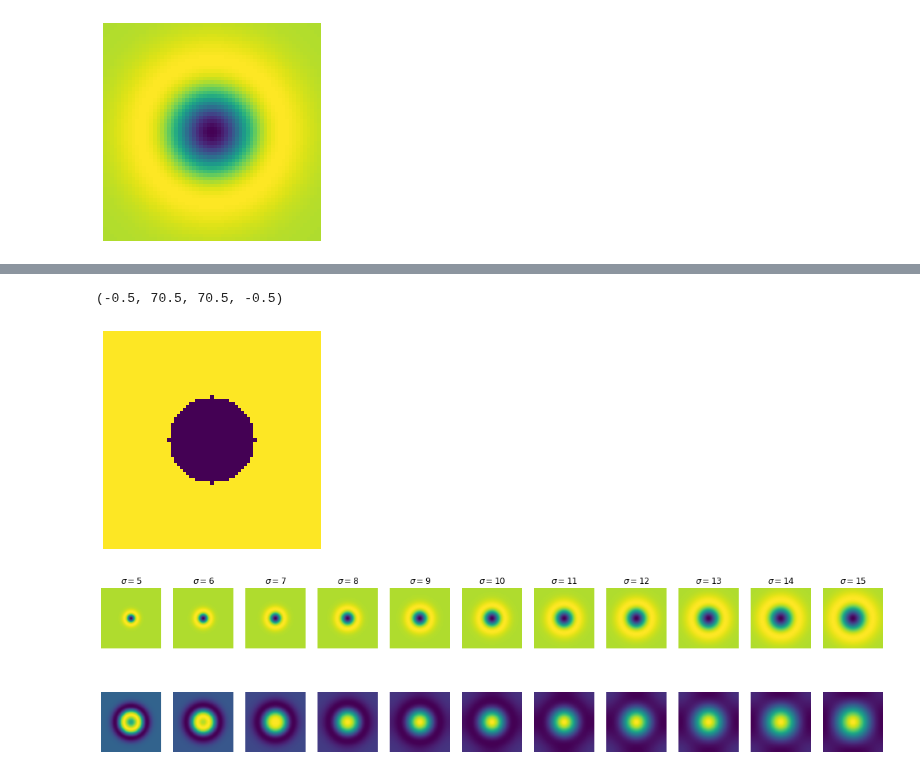
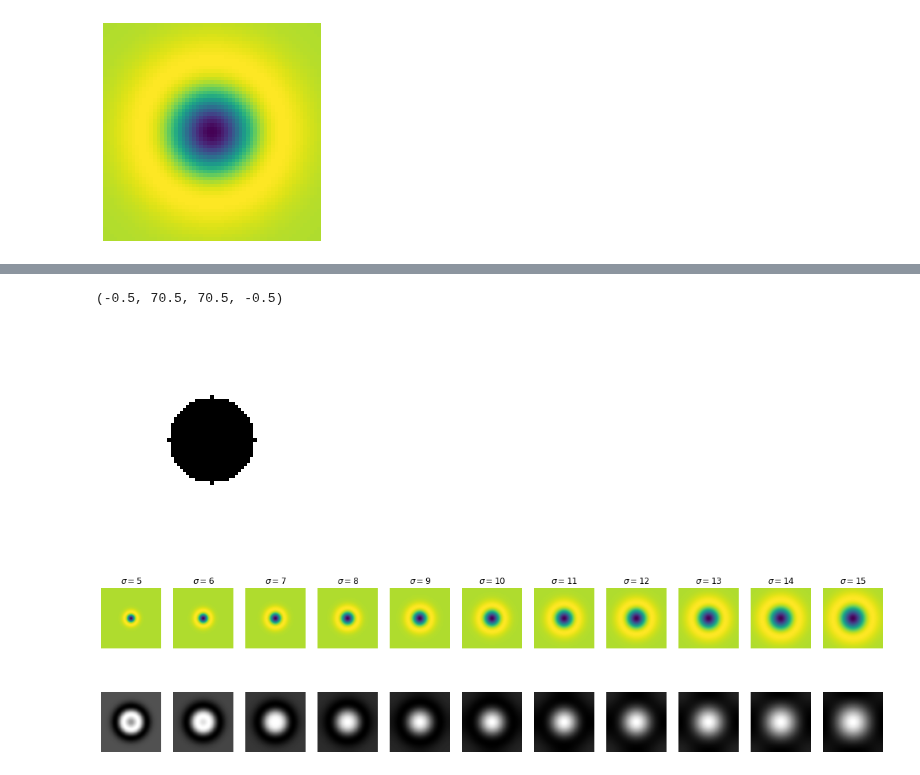
Before and after one commit to sanjith1999/EN2550-Assignments, a Jupyter notebook: Exercises/e5.ipynb, the cells around one changed output, grey strips where cells are left out. Drawn from its saved outputs; the diff is of its cells as text; code cells hidden in the pictures.

```diff
--- a/Exercises/e5.ipynb
+++ b/Exercises/e5.ipynb
@@ -25,44 +37,47 @@ fig=plt.figure(figsize=(10,10))
 # %%
-w,h =71 , 71
-hw, hh = w//2 ,h//2
+# question 02
+w, h = 71, 71
+hw, hh = w//2, h//2
 
 X = np.arange(-hh, hh+1, 1)
 Y = np.arange(-hw, hw+1, 1)
 XX, YY = np.meshgrid(X, Y)
 
-f=np.ones((h,w), dtype=np.float32)*255
+f = np.ones((h, w), dtype=np.float32)*255
 
-r=w//5
-f *= XX**2 +YY**2 > r**2
+r = w//5
+f *= XX**2 + YY**2 > r**2
 
-plt.imshow(f)
+plt.imshow(f,cmap='gray')
 plt.axis('off')
 # %% [output]
 (-0.5, 70.5, 70.5, -0.5)
-[figure, old version]
+[figure, new version]
 # %%
-s= 11
-fig, ax = plt.subplots(2,s,figsize=(20,5))
-scale_space=np.empty((h,w,s),dtype=np.float32)
-sigmas=np.arange(5,16,1)
+s = 11
+fig, ax = plt.subplots(2, s, figsize=(20, 5))
+scale_space = np.empty((h, w, s), dtype=np.float32)
+sigmas = np.arange(5, 16, 1)
 for i, sigma in enumerate(sigmas):
-    log_hw=3*np.max(sigmas)
+    log_hw = 3*np.max(sigmas)
     X = np.arange(-log_hw, log_hw+1, 1)
     Y = np.arange(-log_hw, log_hw+1, 1)
     XX, YY = np.meshgrid(X, Y)
-    log =1/(2*np.pi*sigma**2)*(XX**2/(sigma**2)+YY**2/(sigma**2)-2) *np.exp(-(XX**2+YY**2)/(2*sigma**2))
-    f_log=cv.filter2D(f,-1,log)
-    scale_space[:,:,i] =f_log
+    log = 1/(2*np.pi*sigma**2)*(XX**2/(sigma**2)+YY**2 /
+                                (sigma**2)-2) * np.exp(-(XX**2+YY**2)/(2*sigma**2))
+    f_log = cv.filter2D(f, -1, log)
+    scale_space[:, :, i] = f_log
 
-    ax[0,i].imshow(log)
-    ax[0,i].axis('off')
-    ax[0,i].set_title(r"$\sigma={}$".format(sigma))
-    ax[1,i].imshow(f_log)
-    ax[1,i].axis('off')
+    ax[0, i].imshow(log)
+    ax[0, i].axis('off')
+    ax[0, i].set_title(r"$\sigma={}$".format(sigma))
+    ax[1, i].imshow(f_log,cmap='gray')
+    ax[1, i].axis('off')
 
-indices= np.unravel_index(np.argmax(scale_space,axis=None),scale_space.shape)
+indices = np.unravel_index(
+    np.argmax(scale_space, axis=None), scale_space.shape)
 # %% [output]
-[figure, old version]
+[figure, new version]
 # %%
 print(indices)
 print(sigmas[indices[2]])
```
Also changed, not shown: parts of 10 cells of this notebook, 6 other files.
